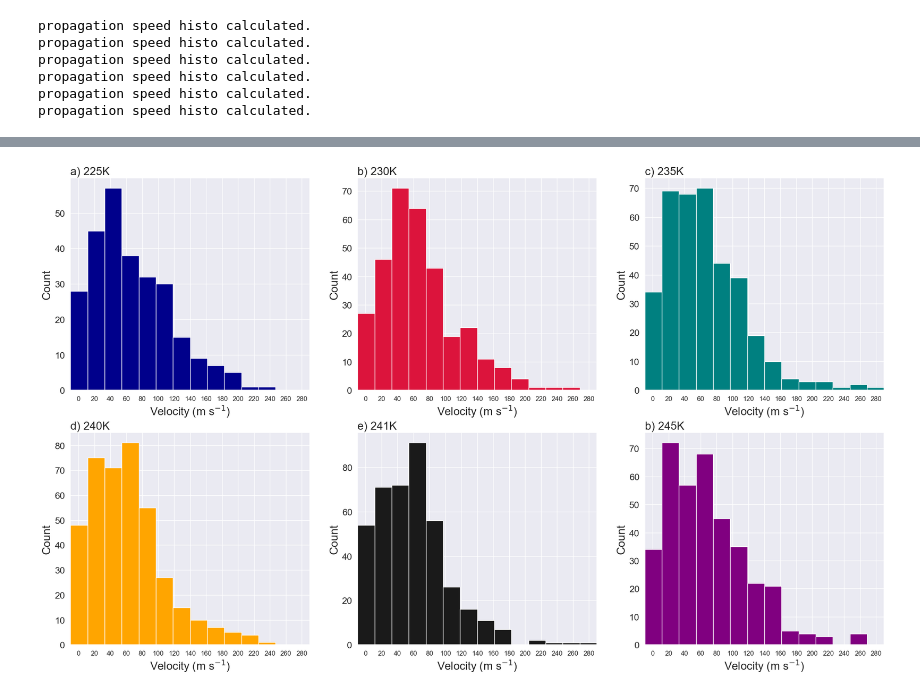
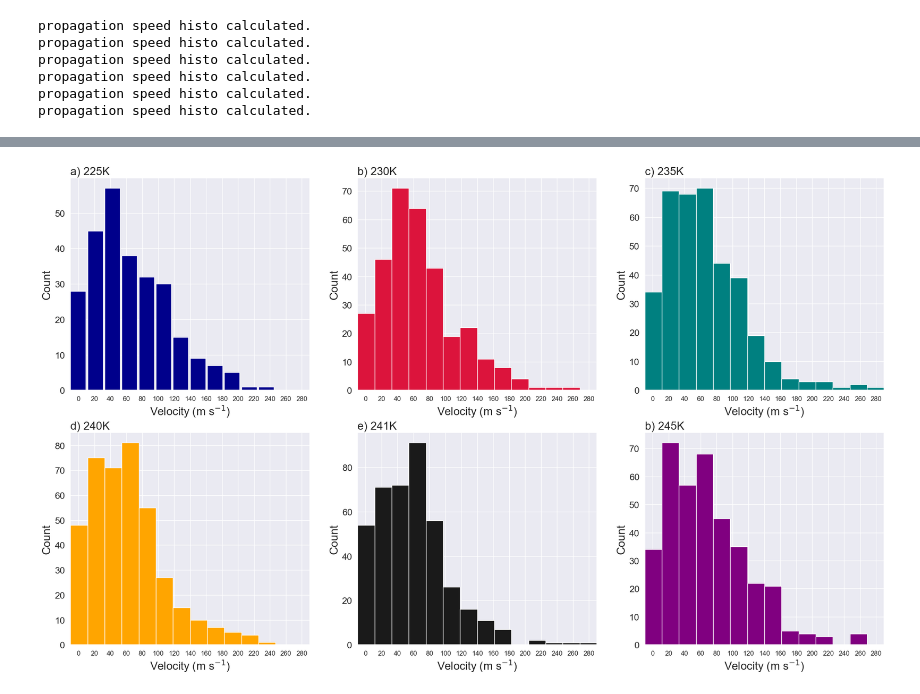
Before and after one commit to harrietgilmour/tobac_sensitivity, a Jupyter notebook: analysis_singleTb.ipynb, the cells around one changed output, grey strips where cells are left out. Saved outputs shown, nothing was run; the diff lists cells and outputs as text; code cells hidden in the pictures.

```diff
--- a/analysis_singleTb.ipynb
+++ b/analysis_singleTb.ipynb
@@ -500,6 +507,7 @@ def bins_labels(bins, **kwargs):
     bin_w = (max(bins) - min(bins)) / (len(bins))
     plt.xticks(np.arange(min(bins)+bin_w/2, max(bins), bin_w), bins, **kwargs)
     plt.xlim(bins[0], bins[-1])
+    return bins
 # %%
 #plot of initiation time of MCSs
 import seaborn as sns
@@ -511,8 +519,8 @@ lf= 15
 
 ax1 = plt.subplot(2,3,1)
 ax1.set_title('a) 225K ', loc='left', fontsize= f)
-bins = np.arange(0,300,20)
-ax1.hist(velocity_225, bins=bins,align='mid',color='darkblue')
+#bins = np.arange(0,300,20)
+ax1.hist(velocity_225, bins=bins,color='darkblue',width=18,align='mid')
 ax1.set_xlabel('Velocity (m s$^{-1}$)',fontsize=f)
 ax1.set_ylabel('Count',fontsize=f)
 bins_labels(bins,fontsize=12)
@@ -532,31 +540,31 @@ ax3.hist(velocity_235, bins=bins,align='mid',color='teal')
 ax3.set_xlabel('Velocity (m s$^{-1}$)',fontsize=f)
 ax3.set_ylabel('Count',fontsize=f)
 bins_labels(bins,fontsize=12)
 
 ax4= plt.subplot(2,3,4)
 ax4.set_title('d) 240K ', loc='left', fontsize= f)
 bins = bins
 ax4.hist(velocity_240, bins=bins,align='mid',color='orange')
 ax4.set_xlabel('Velocity (m s$^{-1}$)',fontsize=f)
 ax4.set_ylabel('Count',fontsize=f)
 bins_labels(bins,fontsize=12)
 
 ax5= plt.subplot(2,3,5)
 ax5.set_title('e) 241K ', loc='left', fontsize= f)
 bins = bins
 ax5.hist(velocity_241, bins=bins,align='mid',color='k')
 ax5.set_xlabel('Velocity (m s$^{-1}$)',fontsize=f)
 ax5.set_ylabel('Count',fontsize=f)
 bins_labels(bins,fontsize=12)
 
 ax6= plt.subplot(2,3,6)
 ax6.set_title('b) 245K ', loc='left', fontsize= f)
 bins = bins
 ax6.hist(velocity_245, bins=bins,align='mid',color='purple')
 ax6.set_xlabel('Velocity (m s$^{-1}$)',fontsize=f)
 ax6.set_ylabel('Count',fontsize=f)
 bins_labels(bins,fontsize=12)
 
 plt.savefig('Plot/Jan_1998/singleTb/vel_hist_Tb_thresholds_Jan1998.png')
 # %% [output]
-[figure, old version]
+[figure, new version]
```
Also changed, not shown: parts of 4 cells of this notebook, 2 other files.
